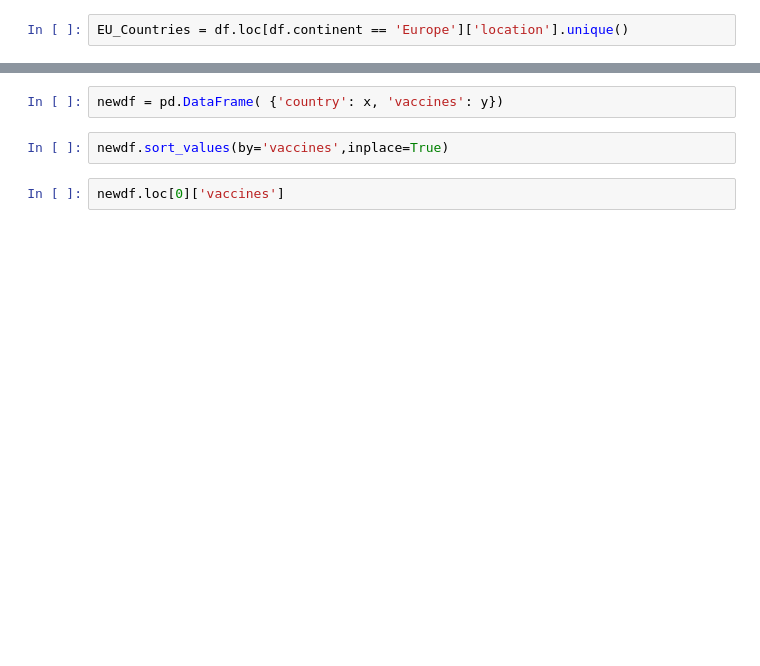
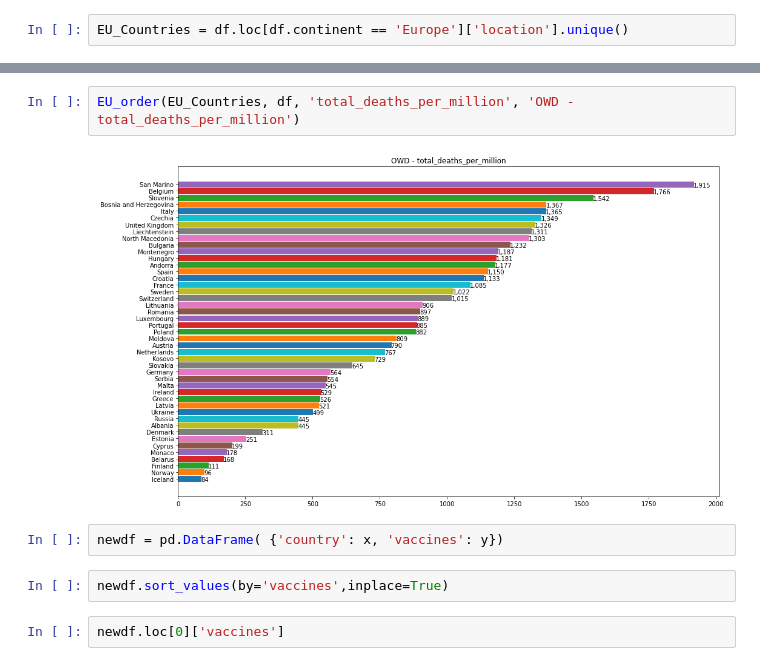
Before and after one commit to BetMadZac73/covid, a Jupyter notebook: OWD covid data - daily source.ipynb, the cells around one changed output, grey strips where cells are left out. Saved outputs shown, nothing was run; the diff lists cells and outputs as text; blank space fills up the shorter version.

```diff
--- a/OWD covid data - daily source.ipynb
+++ b/OWD covid data - daily source.ipynb
@@ -274,3 +277,7 @@ f'{1234567:,}'
+# %%
+EU_order(EU_Countries, df, 'total_deaths_per_million', 'OWD - total_deaths_per_million')
+# %% [output]
+[figure, added]
 # %%
 newdf = pd.DataFrame( {'country': x, 'vaccines': y})
 # %%
```
Also changed, not shown: parts of 14 cells of this notebook.
